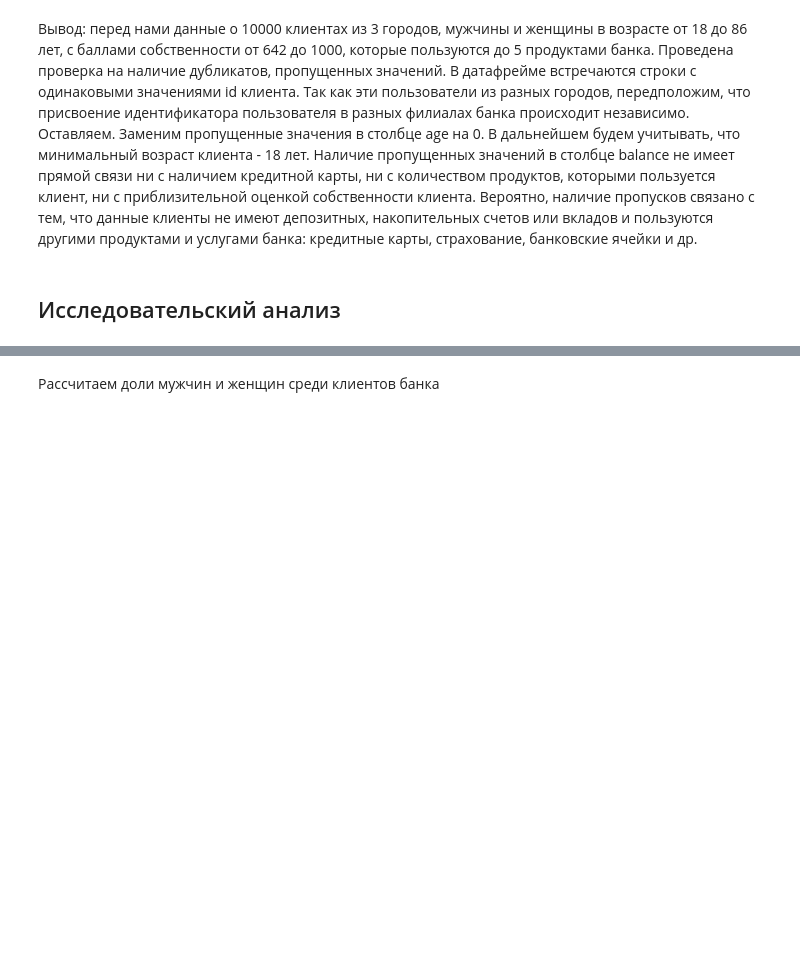
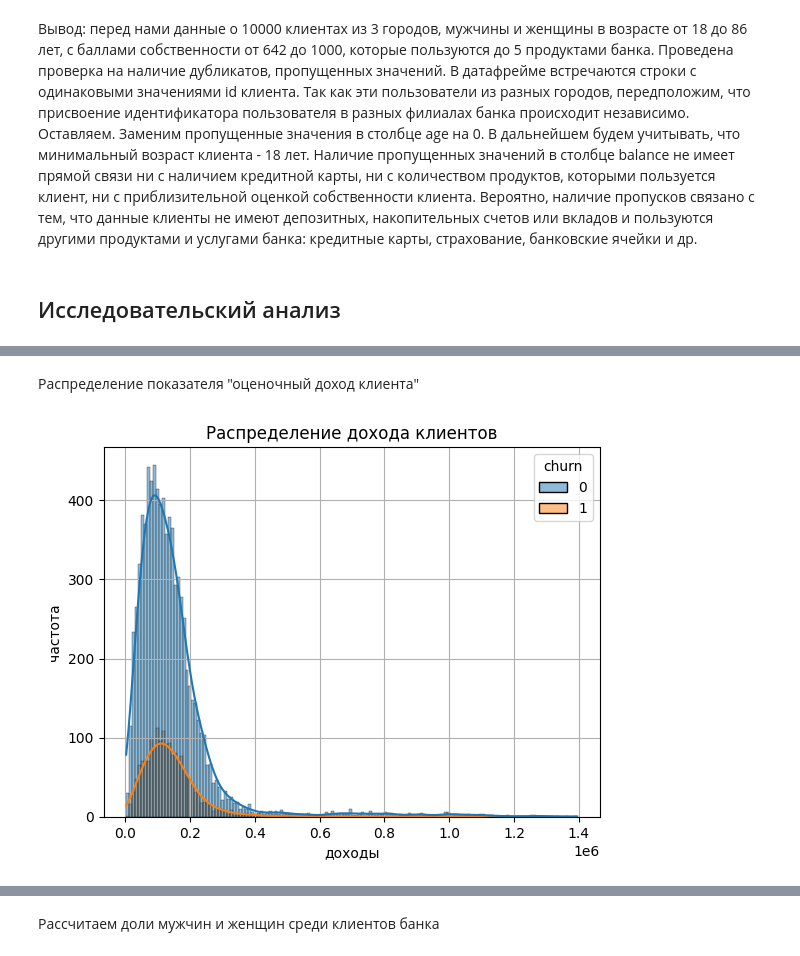
Before and after one commit to analyst-plv/bank, a Jupyter notebook: bank_scrooge.ipynb, the cells around one changed output, grey strips where cells are left out. Saved outputs shown, nothing was run; the diff lists cells and outputs as text; code cells hidden in the pictures; blank space fills up the shorter version.

```diff
--- a/bank_scrooge.ipynb
+++ b/bank_scrooge.ipynb
@@ -219,0 +328,12 @@ memory usage: 1.3+ MB
+# %% [markdown]
+Распределение показателя "оценочный доход клиента"
+# %%
+sns.histplot(data=df, x='est_salary', hue='churn', kde=True )
+plt.grid(True)
+plt.title('Распределение дохода клиентов')
+plt.xlabel('доходы')
+plt.ylabel('частота')
+
+plt.show()
+# %% [output]
+[figure, added]
```
Also changed, not shown: parts of 48 cells of this notebook.
